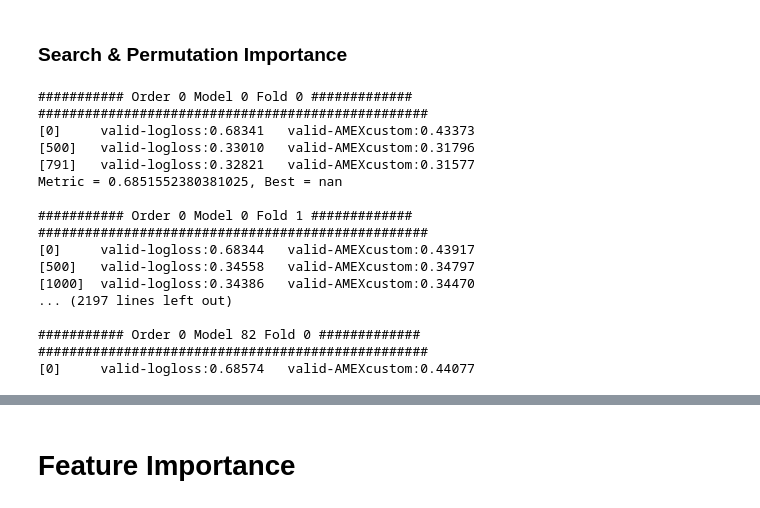
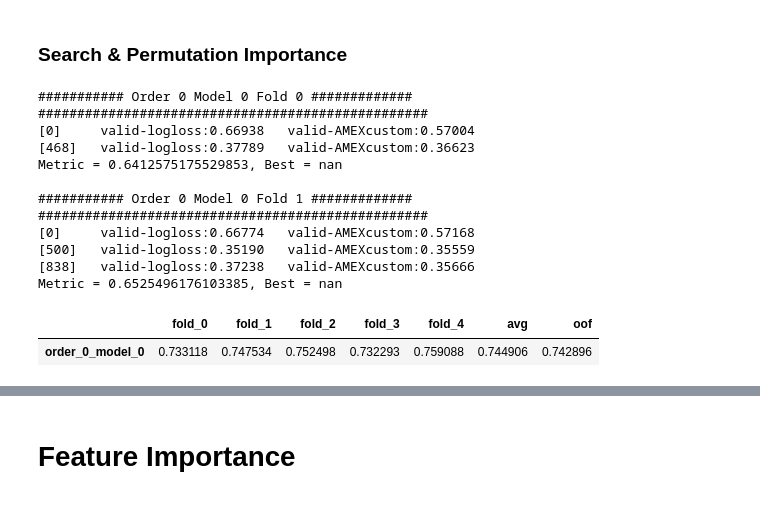
Before and after one commit to gzguevara/amex_kaggle, a Jupyter notebook: Train_Test.ipynb, the cells around one changed output, grey strips where cells are left out. Saved outputs shown, nothing was run; the diff lists cells and outputs as text; code cells hidden in the pictures.

```diff
--- a/Train_Test.ipynb
+++ b/Train_Test.ipynb
@@ -354,7 +323,7 @@ oof_cols  = [f'fold_{i}' for i in range(FOLDS)] + ['avg', 'oof']
 oof       = pd.DataFrame(columns = oof_cols)
 premu_imp = pd.DataFrame()
 
-# Start with orders
+# Get feature order & weights
 for order_num, order in enumerate(orders):
 
       weights     = [x[1] for x in order]
@@ -369,7 +338,7 @@ for order_num, order in enumerate(orders):
             oof_model = pd.DataFrame()
 
             # Start cross validation
-            skf = StratifiedKFold(n_splits=FOLDS, shuffle=True, random_state=SEED)
+            skf = StratifiedKFold(n_splits=FOLDS, shuffle=True, random_state=11)
             for fold, (train_idx, valid_idx) in enumerate(skf.split(train, train.target)):
 
                   print(f'########### Order {order_num} Model {model_num} Fold {fold} #############')
@@ -390,12 +359,12 @@ for order_num, order in enumerate(orders):
                                     evals                 = [(dvalid,'valid')],
                                     custom_metric         = xgboost_amex_metric_mod,
                                     num_boost_round       = 10000,
-                                    early_stopping_rounds = 200,
+                                    early_stopping_rounds = 300,
                                     verbose_eval          = 500)
 
                   # Save model
-                  #model_dir = '/content/drive/MyDrive/KaggleAMEX/Models/freq_1'
-                  #model.save_model(f'{model_dir}/oof_fold_{fold}.xgb')
+                  model_dir = '/content/drive/MyDrive/KaggleAMEX/Models/freq_3'
+                  model.save_model(f'{model_dir}/avg_fold_{fold}.xgb')
 
                   # Validation - Infer out-of-fold
                   preds     = model.predict(dvalid, iteration_range=(0, model.best_iteration + 1))
@@ -408,10 +377,10 @@ for order_num, order in enumerate(orders):
                   print(f'Metric = {kag_mets[-1]}, Best = {curr_best}', '\n')
 
                   # Skip if no significant improvment
-                  if kag_mets[-1] + 0.005 < curr_best: break
+                  #if kag_mets[-1] + 0.011 < curr_best: break
 
                   # Permutation importance
-                  #premu_order[f'order_{order_num}_grid_{model_num}_fold_{fold}'] = permutation_importance(train, valid_idx, train.columns[:-1], model, kag_mets[-1])
+                  premu_order[f'order_{order_num}_grid_{model_num}_fold_{fold}'] = permutation_importance(train, valid_idx, train.columns[:-1], model, kag_mets[-1])
 
                   # Clean RAM & GPU RAM
                   del y_train, x_train, y_valid, x_valid, dtrain, dvalid, train_idx, valid_idx
@@ -427,7 +396,7 @@ for order_num, order in enumerate(orders):
             print(f'avg: {kag_mets[-2]}, Max: {oof.avg.max()}')
             print(f'oof: {kag_mets[-1]}, Max: {oof.oof.max()}', '\n', '\n', '\n')
 
-      premu_imp = pd.concat([premu_order,premu_imp], axis=1)
+      #premu_imp = pd.concat([premu_order,premu_imp], axis=1)
 
 # Average over folds
 premu_imp['avg'] = premu_imp.mean(axis=1)
@@ -436,21 +405,21 @@ oof.sort_values('oof', ascending=False, inplace=True)
 # %% [output]
 ########### Order 0 Model 0 Fold 0 #############
 ##################################################
-[0]     valid-logloss:0.68341   valid-AMEXcustom:0.43373
-[500]   valid-logloss:0.33010   valid-AMEXcustom:0.31796
-[791]   valid-logloss:0.32821   valid-AMEXcustom:0.31577
-Metric = 0.6851552380381025, Best = nan
+[0]     valid-logloss:0.66938   valid-AMEXcustom:0.57004
+[468]   valid-logloss:0.37789   valid-AMEXcustom:0.36623
+Metric = 0.6412575175529853, Best = nan
 
 ########### Order 0 Model 0 Fold 1 #############
 ##################################################
-[0]     valid-logloss:0.68344   valid-AMEXcustom:0.43917
-[500]   valid-logloss:0.34558   valid-AMEXcustom:0.34797
-[1000]  valid-logloss:0.34386   valid-AMEXcustom:0.34470
-... (2197 lines left out)
-
-########### Order 0 Model 82 Fold 0 #############
-##################################################
-[0]     valid-logloss:0.68574   valid-AMEXcustom:0.44077
+[0]     valid-logloss:0.66774   valid-AMEXcustom:0.57168
+[500]   valid-logloss:0.35190   valid-AMEXcustom:0.35559
+[838]   valid-logloss:0.37238   valid-AMEXcustom:0.35666
+Metric = 0.6525496176103385, Best = nan
+# %%
+oof.sort_values('avg', ascending=False) # order_0_model_36 0.7456882519734114  order_0_model_135 0.742896
+# %% [output]
+|  | fold_0 | fold_1 | fold_2 | fold_3 | fold_4 | avg | oof |
+| order_0_model_0 | 0.733118 | 0.747534 | 0.752498 | 0.732293 | 0.759088 | 0.744906 | 0.742896 |
 # %%
 premu_imp['avg'] = premu_imp.mean(axis=1)
 premu_imp.sort_values('avg', ascending=False, inplace=True)
```
Also changed, not shown: parts of 32 cells of this notebook.
